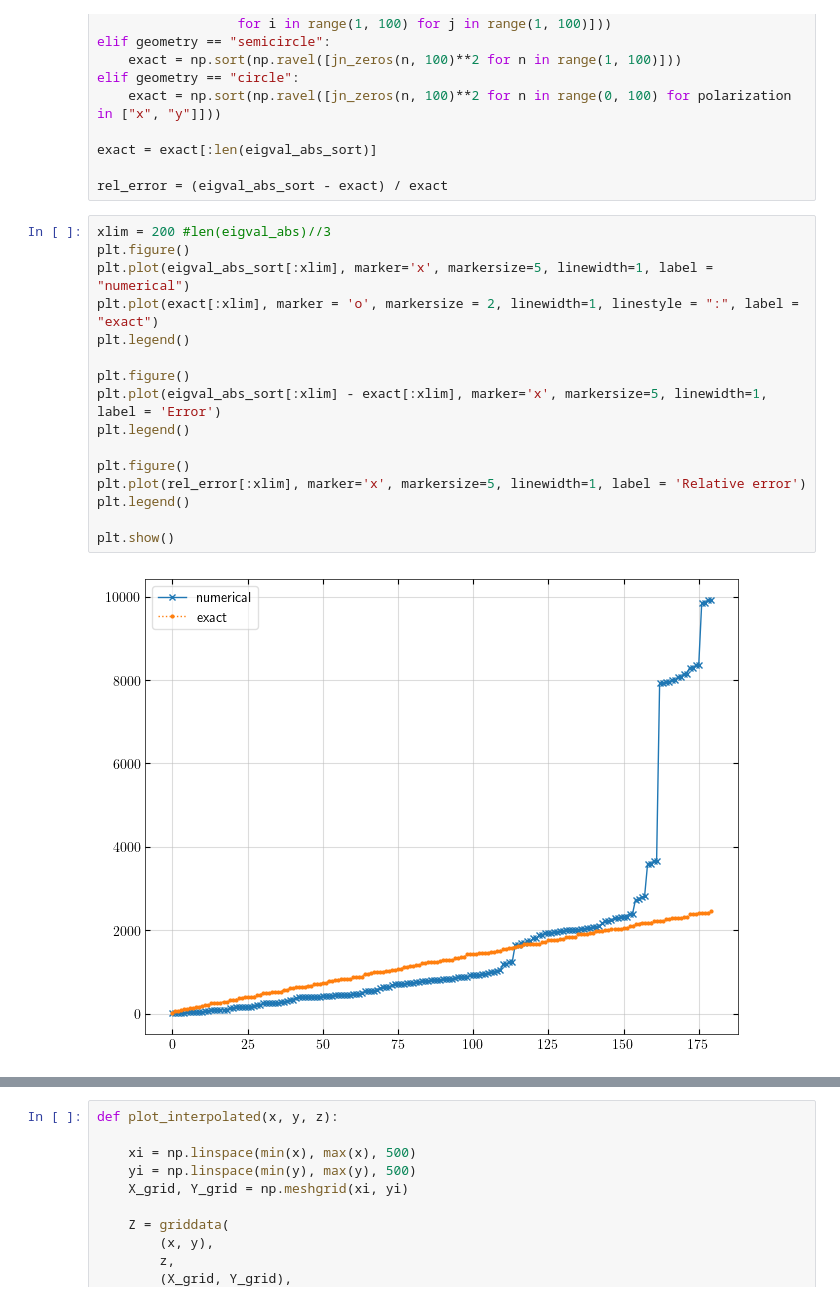
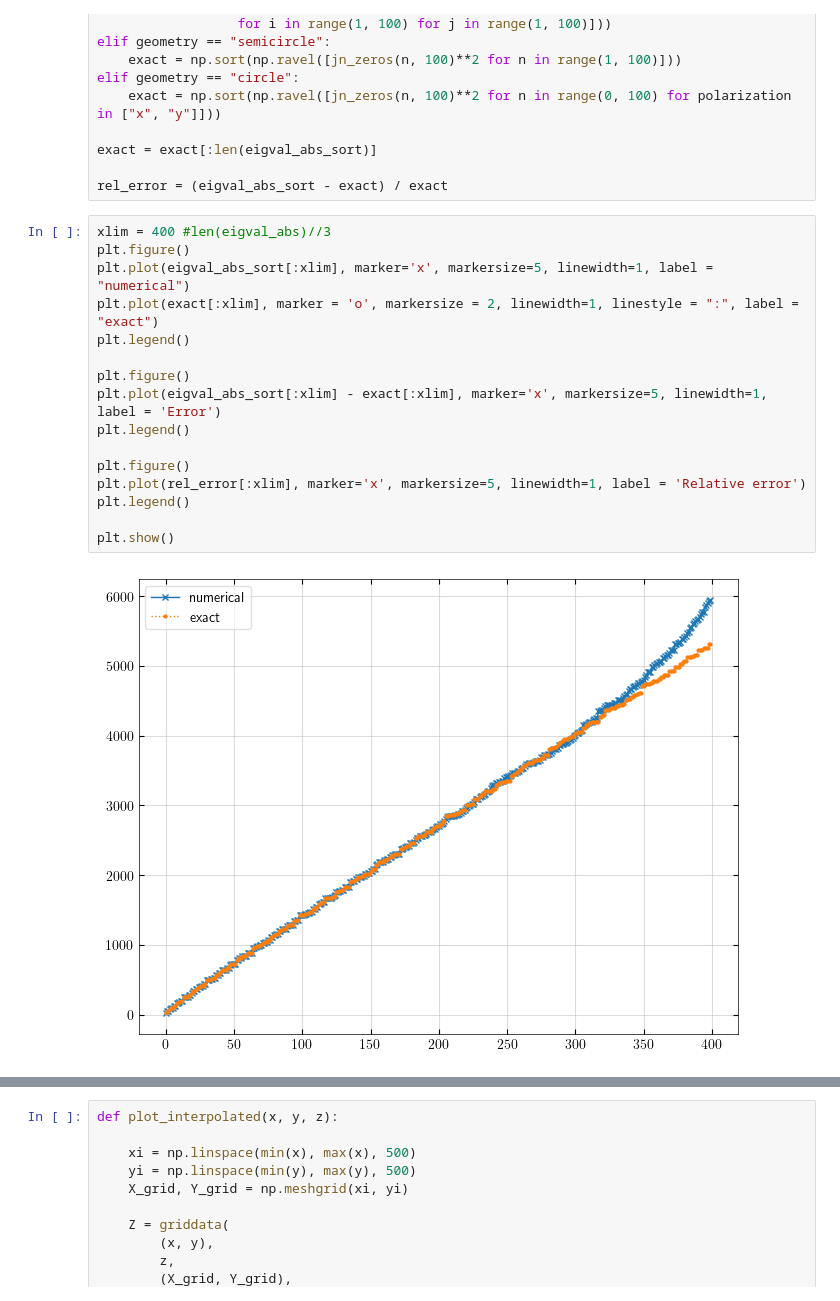
Before and after one commit to PyrooL/quantum-stadium, a Jupyter notebook: src/postprocessing.ipynb, the cells around one changed output, grey strips where cells are left out. Drawn from its saved outputs; the diff is of its cells as text.

```diff
--- a/src/postprocessing.ipynb
+++ b/src/postprocessing.ipynb
@@ -61,20 +61,20 @@ exact = exact[:len(eigval_abs_sort)]
 
 rel_error = (eigval_abs_sort - exact) / exact
 # %%
-xlim = 200 #len(eigval_abs)//3
+xlim = 400 #len(eigval_abs)//3
 plt.figure()
 plt.plot(eigval_abs_sort[:xlim], marker='x', markersize=5, linewidth=1, label = "numerical")
 plt.plot(exact[:xlim], marker = 'o', markersize = 2, linewidth=1, linestyle = ":", label = "exact")
 plt.legend()
 
 plt.figure()
 plt.plot(eigval_abs_sort[:xlim] - exact[:xlim], marker='x', markersize=5, linewidth=1, label = 'Error')
 plt.legend()
 
 plt.figure()
 plt.plot(rel_error[:xlim], marker='x', markersize=5, linewidth=1, label = 'Relative error')
 plt.legend()
 
 plt.show()
 # %% [output]
-[figure, old version]
+[figure, new version]
```
Also changed, not shown: parts of 5 cells of this notebook, 8 other files.
